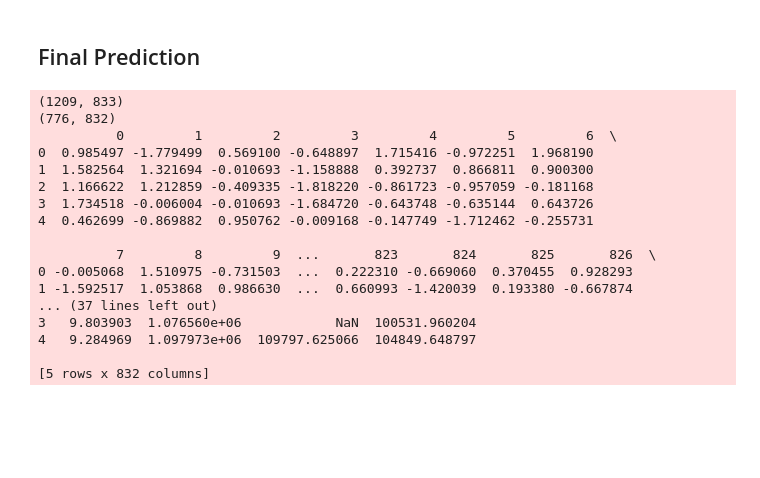
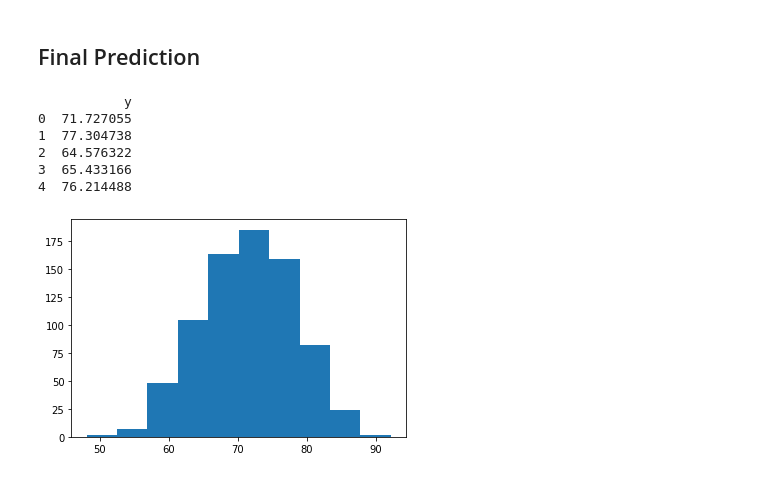
Before and after one commit to LukeAndrewSmith/AML, a Jupyter notebook: Task_1/Solution/Pipelines/Some_Shit.ipynb, the cells around one changed output. Saved outputs shown, nothing was run; the diff lists cells and outputs as text; code cells hidden in the pictures; blank space fills up the shorter version.

```diff
--- a/Task_1/Solution/Pipelines/Some_Shit.ipynb
+++ b/Task_1/Solution/Pipelines/Some_Shit.ipynb
@@ -56,13 +56,21 @@ importlib.reload(data_observations)
 # %%
 X, y = data_fetching.get_train_data()
 
-missing_vals_mask = Imputation.missing_values_mask(X)
+# missing_vals_mask = Imputation.missing_values_mask(X)
+# X = Imputation.median(X)
+# X = Normalisation.gaussian(X)
+# # X = Outlier_Detection_1D.z_score(X)
+# X = X.mask(missing_vals_mask) # Re-impute the ones we imputed before
+# X = Imputation.mean(X)
+# X,y = Outlier_Detection_ND.mahalanobis_distance(X,y)
+
+# missing_vals_mask = Imputation.missing_values_mask(X)
 X = Imputation.median(X)
+X,y = Outlier_Detection_ND.mahalanobis_distance(X,y)
 X = Normalisation.gaussian(X)
 X = Outlier_Detection_1D.z_score(X)
-X = X.mask(missing_vals_mask) # Re-impute the ones we imputed before
+# X = X.mask(missing_vals_mask) # Re-impute the ones we imputed before
 X = Imputation.mean(X)
-X,y = Outlier_Detection_ND.mahalanobis_distance(X,y)
 
 x_train, x_test, y_train, y_test = train_test_split(X, y, test_size=0.15, random_state=0)
 # %% [markdown]
@@ -107,37 +153,25 @@ plt.show()
 # %% [markdown]
 ## Final Prediction
 # %%
-lasso_final = LassoCV(cv=5, random_state=0).fit(X, y)
+lasso_final = Lasso(normalize=False, max_iter=1000, alpha=0.35).fit(X, y)
+# lasso_final = LassoCV(cv=5, random_state=0).fit(X, y)
 x_test = data_fetching.get_test_data()
 
-print(X.shape)
-print(x_test.shape)
+x_test = Imputation.mean(x_test)
+x_test = Normalisation.gaussian(x_test)
 
-print(X.head())
-print(x_test.head())
+# Note: They said no outliers were introduced in x_test so no need to perform outlier detection
+y_pred = lasso_final.predict(x_test)
+plt.hist(y_pred)
 
-# x_test = Imputation.mean(x_test)
-# # Note: They said no outliers were introduced in x_test so no need to perform outlier detection
-# y_pred = lasso_final.predict(x_test)
-# plt.hist(y_pred)
-
-# y_pred_pd = pd.DataFrame(data=y_pred, columns=["y"])
-# y_pred_pd.to_csv('../../Predictions/too_good_to_be_true.csv', index_label='Id')
+y_pred_pd = pd.DataFrame(data=y_pred, columns=["y"])
+print(y_pred_pd.head())
+y_pred_pd.to_csv('../../Predictions/not_too_good_to_be_true.csv', index_label='Id')
 # %% [output]
-(1209, 833)
-(776, 832)
-          0         1         2         3         4         5         6  \
-0  0.985497 -1.779499  0.569100 -0.648897  1.715416 -0.972251  1.968190
-1  1.582564  1.321694 -0.010693 -1.158888  0.392737  0.866811  0.900300
-2  1.166622  1.212859 -0.409335 -1.818220 -0.861723 -0.957059 -0.181168
-3  1.734518 -0.006004 -0.010693 -1.684720 -0.643748 -0.635144  0.643726
-4  0.462699 -0.869882  0.950762 -0.009168 -0.147749 -1.712462 -0.255731
-
-          7         8         9  ...       823       824       825       826  \
-0 -0.005068  1.510975 -0.731503  ...  0.222310 -0.669060  0.370455  0.928293
-1 -1.592517  1.053868  0.986630  ...  0.660993 -1.420039  0.193380 -0.667874
-... (37 lines left out)
-3   9.803903  1.076560e+06            NaN  100531.960204
-4   9.284969  1.097973e+06  109797.625066  104849.648797
-
-[5 rows x 832 columns]
+           y
+0  71.727055
+1  77.304738
+2  64.576322
+3  65.433166
+4  76.214488
+[figure, added]
```
Also changed, not shown: parts of 4 cells of this notebook, 3 other files.
